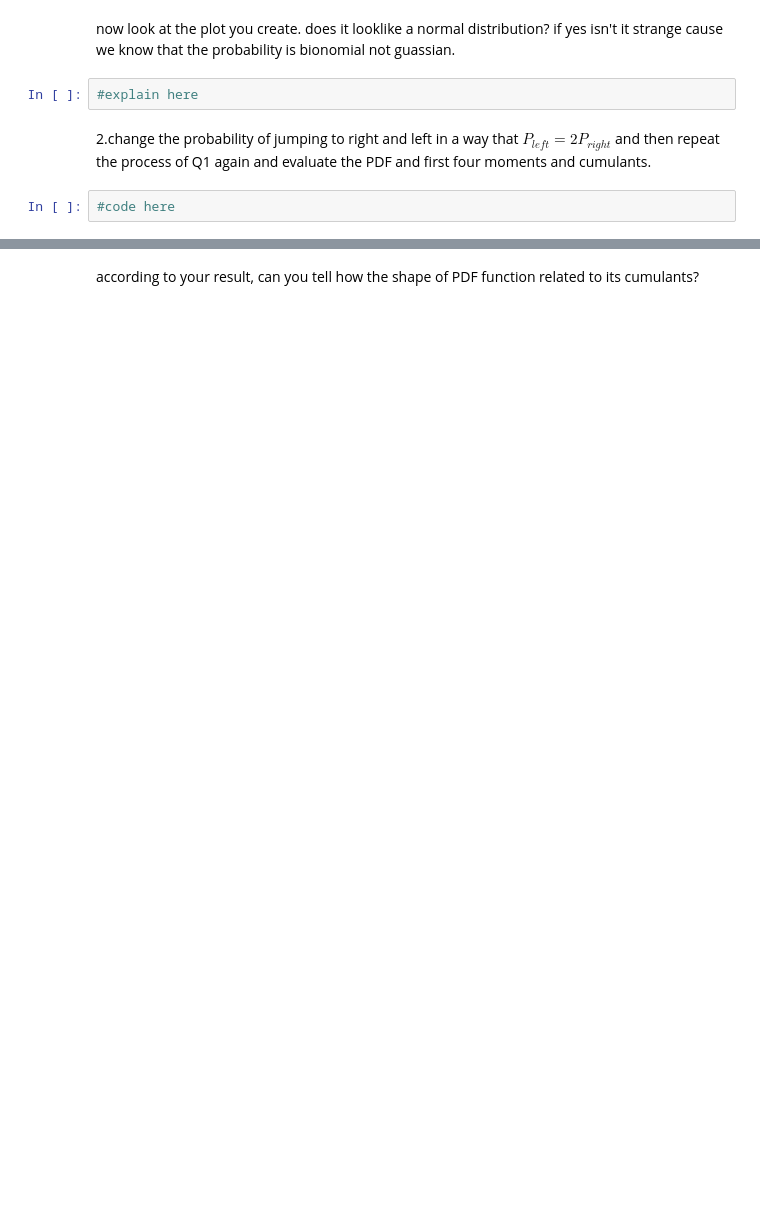
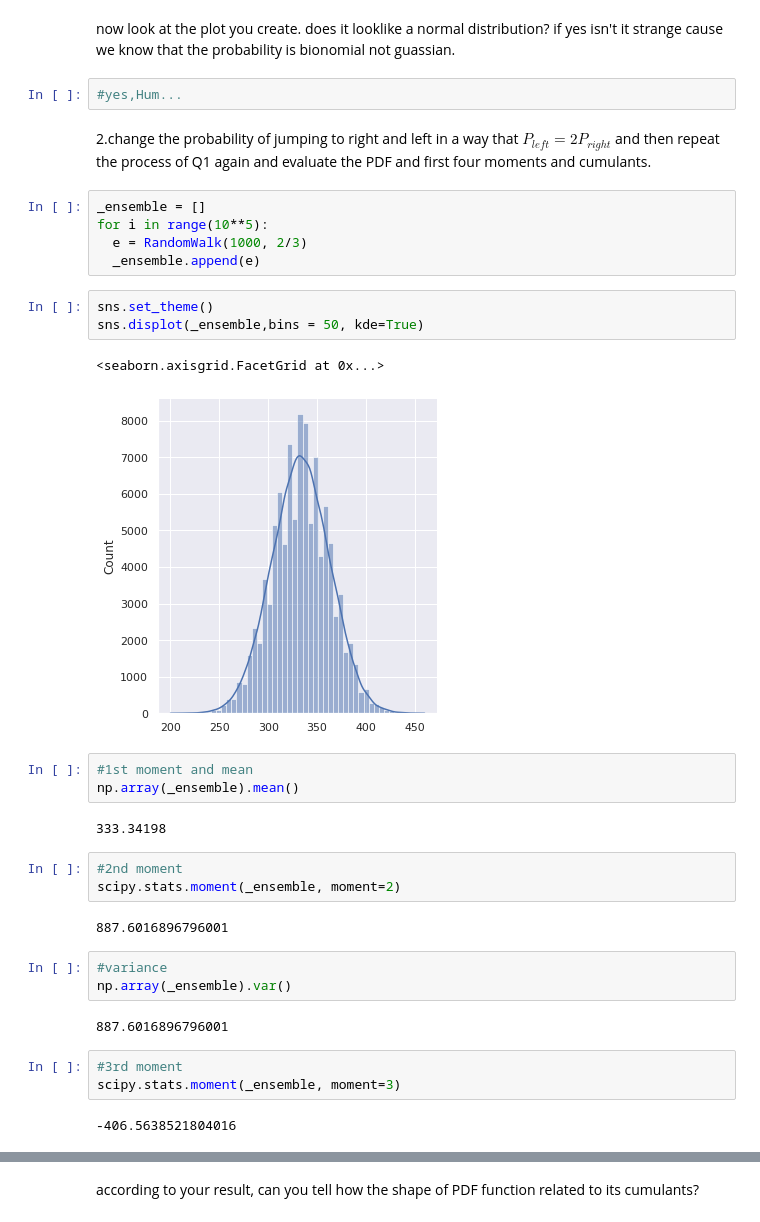
Before and after one commit to SBUDataAnalysis/hw2-MohiMozaffari, a Jupyter notebook: Data_Analysis_HW1.ipynb, the cells around one changed output, grey strips where cells are left out. Cells and saved outputs as stored; diff of their text form; blank space fills up the shorter version.

```diff
--- a/Data_Analysis_HW1.ipynb
+++ b/Data_Analysis_HW1.ipynb
@@ -44,8 +74,37 @@ sns.displot(ensemble,bins = 50, kde=True)
 # %% [markdown]
 now look at the plot you create. does it looklike a normal distribution? if yes isn't it strange cause we know that the probability is bionomial not guassian.
-# %%
-#explain here
+# %%
+#yes,Hum...
 # %% [markdown]
 2.change the probability of jumping to right and left in a way that $P_{left} = 2 P_{right}$ and then repeat the process of Q1 again and evaluate the PDF and first four moments and cumulants.
-# %%
-#code here
+# %%
+_ensemble = []
+for i in range(10**5):
+  e = RandomWalk(1000, 2/3)
+  _ensemble.append(e)
+# %%
+sns.set_theme()
+sns.displot(_ensemble,bins = 50, kde=True)
+# %% [output]
+<seaborn.axisgrid.FacetGrid at 0x...>
+[figure, added]
+# %%
+#1st moment and mean
+np.array(_ensemble).mean()
+# %% [output]
+333.34198
+# %%
+#2nd moment
+scipy.stats.moment(_ensemble, moment=2)
+# %% [output]
+887.6016896796001
+# %%
+#variance
+np.array(_ensemble).var()
+# %% [output]
+887.6016896796001
+# %%
+#3rd moment
+scipy.stats.moment(_ensemble, moment=3)
+# %% [output]
+-406.5638521804016
```
Also changed, not shown: parts of 20 cells of this notebook.
